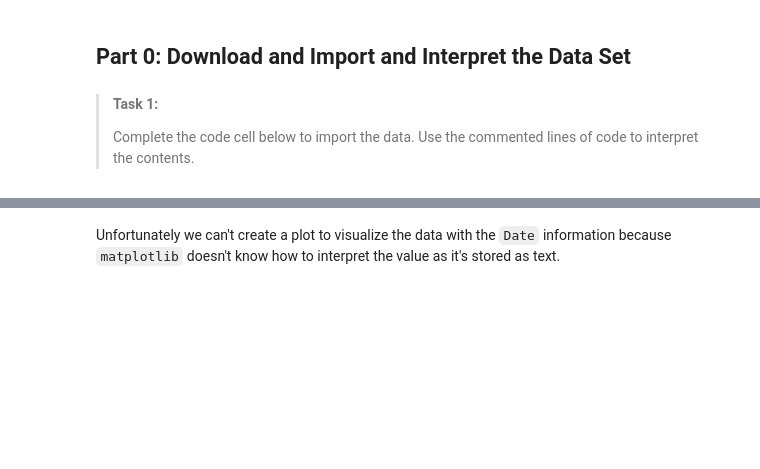
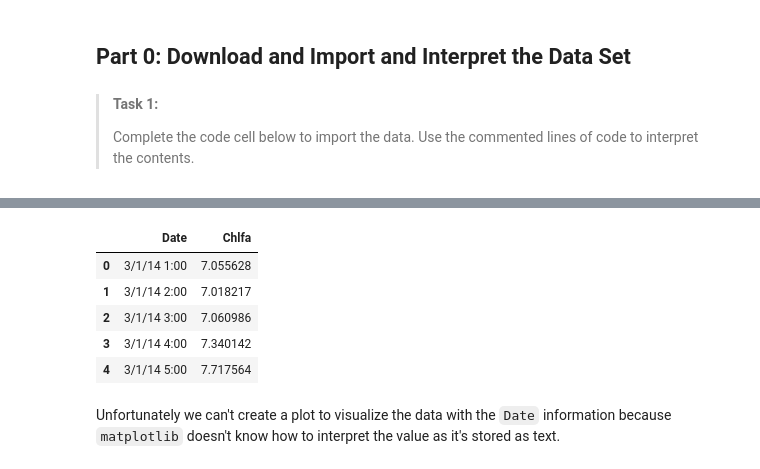
Before and after one commit to FrankDrenth99/PA1.4, a Jupyter notebook: 2_data_import.ipynb, the cells around one changed output, grey strips where cells are left out. Saved outputs shown, nothing was run; the diff lists cells and outputs as text; code cells hidden in the pictures; blank space fills up the shorter version.

```diff
--- a/2_data_import.ipynb
+++ b/2_data_import.ipynb
@@ -23,8 +25,15 @@ findfile('chla.csv')
 # %%
-h = pd.read_csv(YOUR_CODE_HERE, delimiter=',', header=1)
+h = pd.read_csv("chla.csv", delimiter=',', header=1)
 
 h.columns=['Date', 'Chlfa']
 h.head()
+# %% [output]
+|  | Date | Chlfa |
+| 0 | 3/1/14 1:00 | 7.055628 |
+| 1 | 3/1/14 2:00 | 7.018217 |
+| 2 | 3/1/14 3:00 | 7.060986 |
+| 3 | 3/1/14 4:00 | 7.340142 |
+| 4 | 3/1/14 5:00 | 7.717564 |
 # %% [markdown]
 Unfortunately we can't create a plot to visualize the data with the `Date` information because `matplotlib` doesn't know how to interpret the value as it's stored as text.
 # %% [markdown]
```
Also changed, not shown: parts of 3 cells of this notebook, 1 other file.
